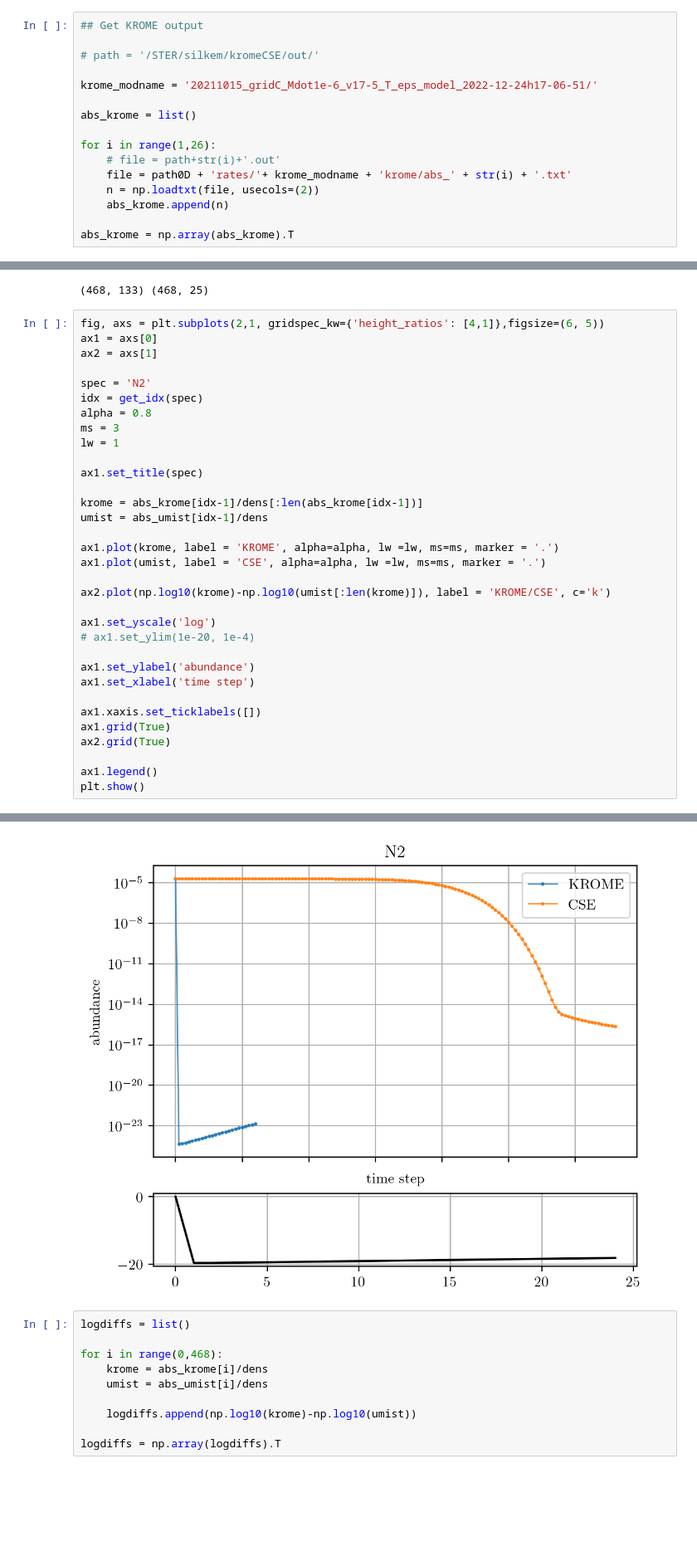
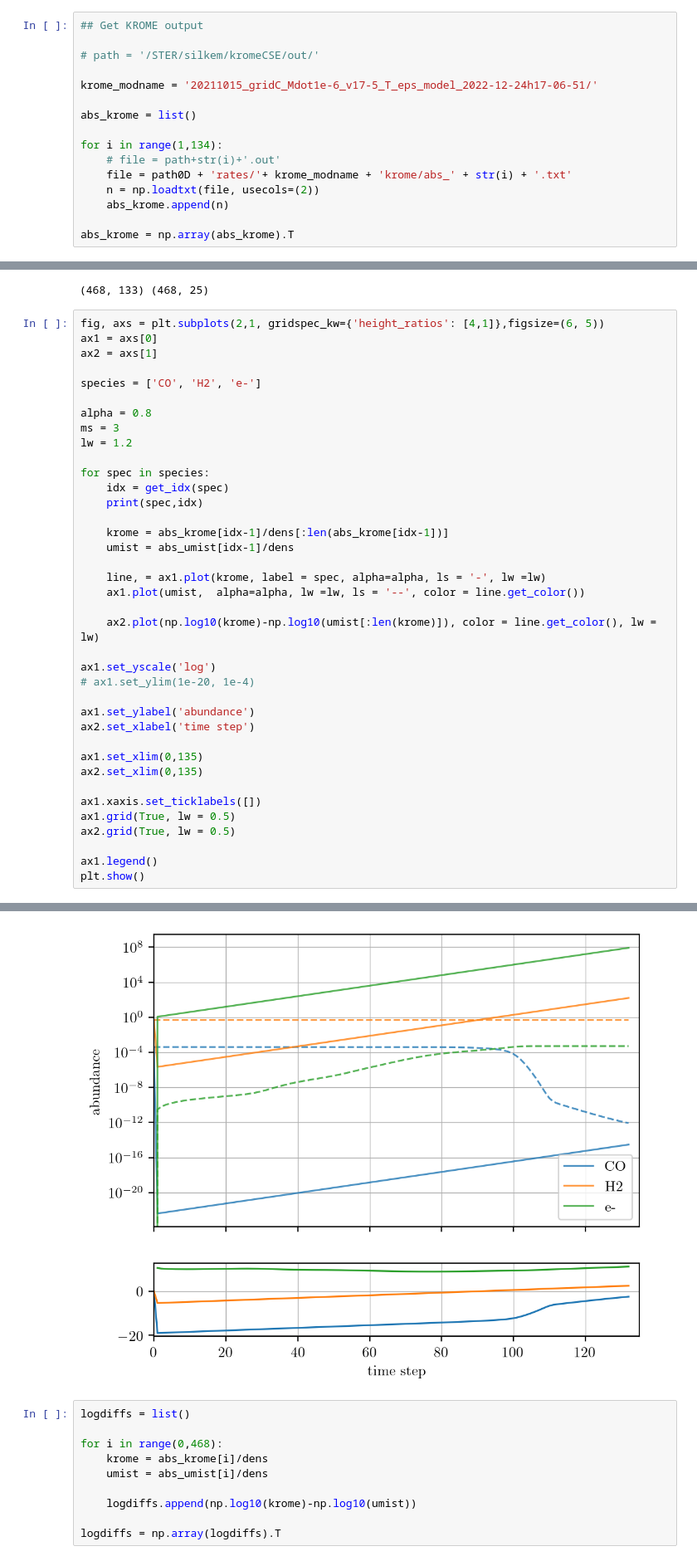
Before and after one commit to IvS-KULeuven/krome-CSE, a Jupyter notebook: benchmarkKROME.ipynb, the cells around one changed output, grey strips where cells are left out. Shown at 83% size. Cells and saved outputs as stored; diff of their text form; blank space fills up the shorter version.

Commit message:
Extra krome options do not make it work

```diff
--- a/benchmarkKROME.ipynb
+++ b/benchmarkKROME.ipynb
@@ -117,7 +117,7 @@ krome_modname = '20211015_gridC_Mdot1e-6_v17-5_T_eps_model_2022-12-24h17-06-51/'
 
 abs_krome = list()
 
-for i in range(1,26):
+for i in range(1,134):
     # file = path+str(i)+'.out'
     file = path0D + 'rates/'+ krome_modname + 'krome/abs_' + str(i) + '.txt'
     n = np.loadtxt(file, usecols=(2))
@@ -143,31 +143,36 @@ fig, axs = plt.subplots(2,1, gridspec_kw={'height_ratios': [4,1]},figsize=(6, 5)
 ax1 = axs[0]
 ax2 = axs[1]
 
-spec = 'N2'
-idx = get_idx(spec)
+species = ['CO', 'H2', 'e-']
+
 alpha = 0.8
 ms = 3
-lw = 1
+lw = 1.2
 
-ax1.set_title(spec)
+for spec in species:
+    idx = get_idx(spec)
+    print(spec,idx)
 
-krome = abs_krome[idx-1]/dens[:len(abs_krome[idx-1])]
-umist = abs_umist[idx-1]/dens
+    krome = abs_krome[idx-1]/dens[:len(abs_krome[idx-1])]
+    umist = abs_umist[idx-1]/dens
 
-ax1.plot(krome, label = 'KROME', alpha=alpha, lw =lw, ms=ms, marker = '.')
-ax1.plot(umist, label = 'CSE', alpha=alpha, lw =lw, ms=ms, marker = '.')
+    line, = ax1.plot(krome, label = spec, alpha=alpha, ls = '-', lw =lw)
+    ax1.plot(umist,  alpha=alpha, lw =lw, ls = '--', color = line.get_color())
 
-ax2.plot(np.log10(krome)-np.log10(umist[:len(krome)]), label = 'KROME/CSE', c='k')
+    ax2.plot(np.log10(krome)-np.log10(umist[:len(krome)]), color = line.get_color(), lw = lw)
 
 ax1.set_yscale('log')
 # ax1.set_ylim(1e-20, 1e-4)
 
 ax1.set_ylabel('abundance')
-ax1.set_xlabel('time step')
+ax2.set_xlabel('time step')
+
+ax1.set_xlim(0,135)
+ax2.set_xlim(0,135)
 
 ax1.xaxis.set_ticklabels([])
-ax1.grid(True)
-ax2.grid(True)
+ax1.grid(True, lw = 0.5)
+ax2.grid(True, lw = 0.5)
 
 ax1.legend()
 plt.show()
@@ -175,4 +183,4 @@ plt.show()
-[figure, old version]
+[figure, new version]
 # %%
 logdiffs = list()
 
```
Also changed, not shown: parts of 1 cell of this notebook, 4 other files.
